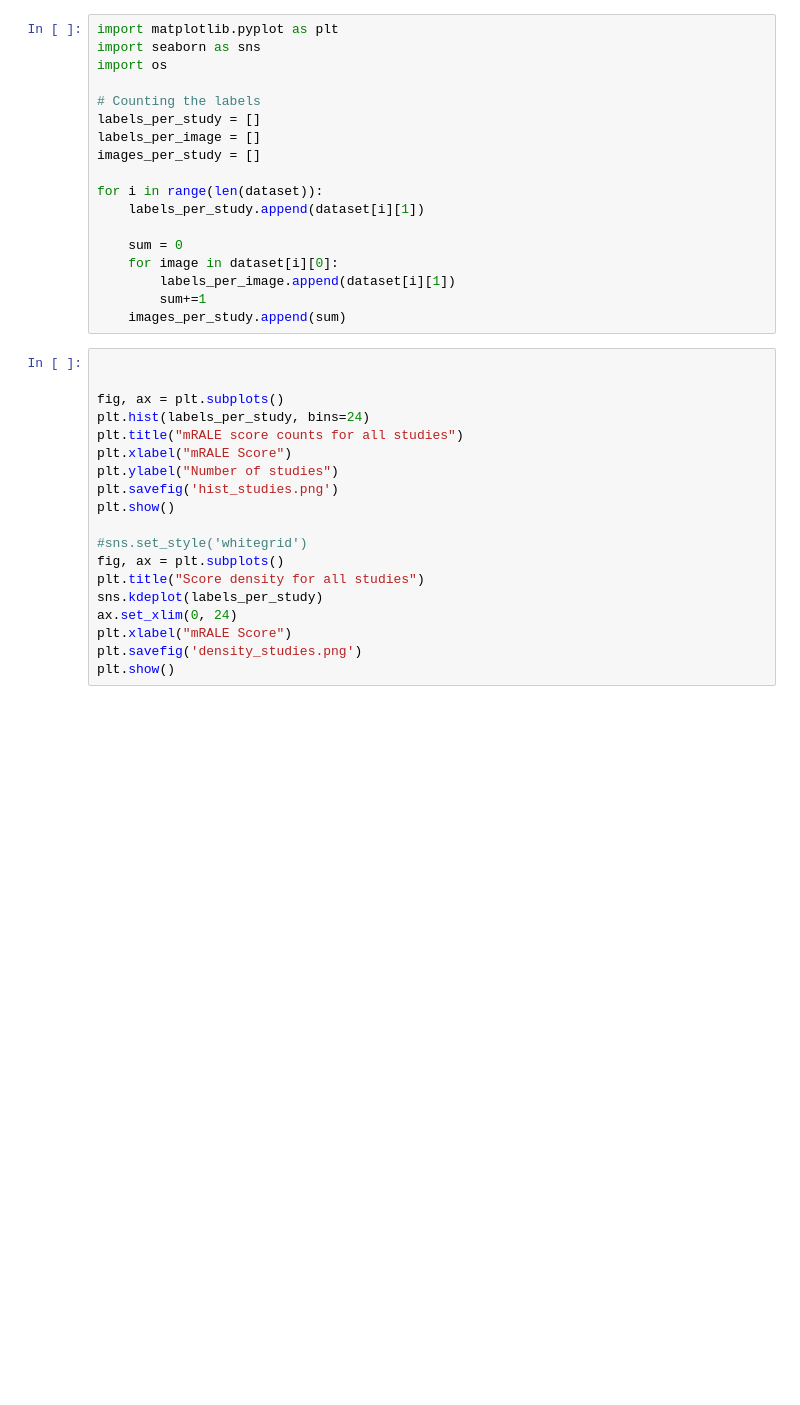
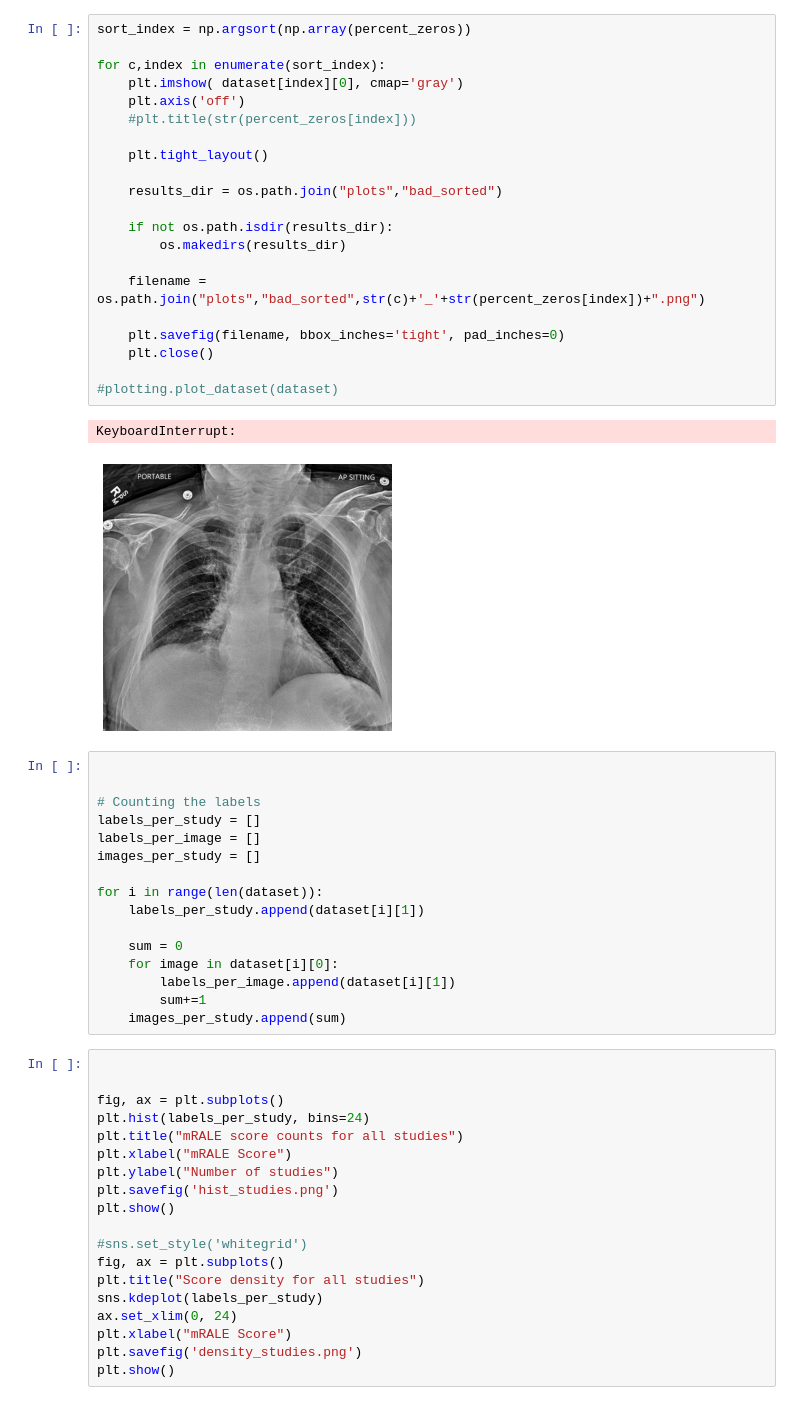
Before and after one commit to cgarchbold/midrc_challenge_2023, a Jupyter notebook: plotting.ipynb, the cells around one changed output. Cells and saved outputs as stored; diff of their text form; blank space fills up the shorter version.

```diff
--- a/plotting.ipynb
+++ b/plotting.ipynb
@@ -21,7 +65,29 @@ print(dataset[0])
+# %%
+sort_index = np.argsort(np.array(percent_zeros))
+
+for c,index in enumerate(sort_index):
+    plt.imshow( dataset[index][0], cmap='gray')
+    plt.axis('off')
+    #plt.title(str(percent_zeros[index]))
+
+    plt.tight_layout()
+
+    results_dir = os.path.join("plots","bad_sorted")
+
+    if not os.path.isdir(results_dir):
+        os.makedirs(results_dir)
+
+    filename = os.path.join("plots","bad_sorted",str(c)+'_'+str(percent_zeros[index])+".png")
+
+    plt.savefig(filename, bbox_inches='tight', pad_inches=0)
+    plt.close()
+
+#plotting.plot_dataset(dataset)
+# %% [output]
+KeyboardInterrupt:
+[figure, added]
 # %%
-import matplotlib.pyplot as plt
-import seaborn as sns
-import os
+
 
 # Counting the labels
 labels_per_study = []
```
Also changed, not shown: parts of 3 cells of this notebook.
